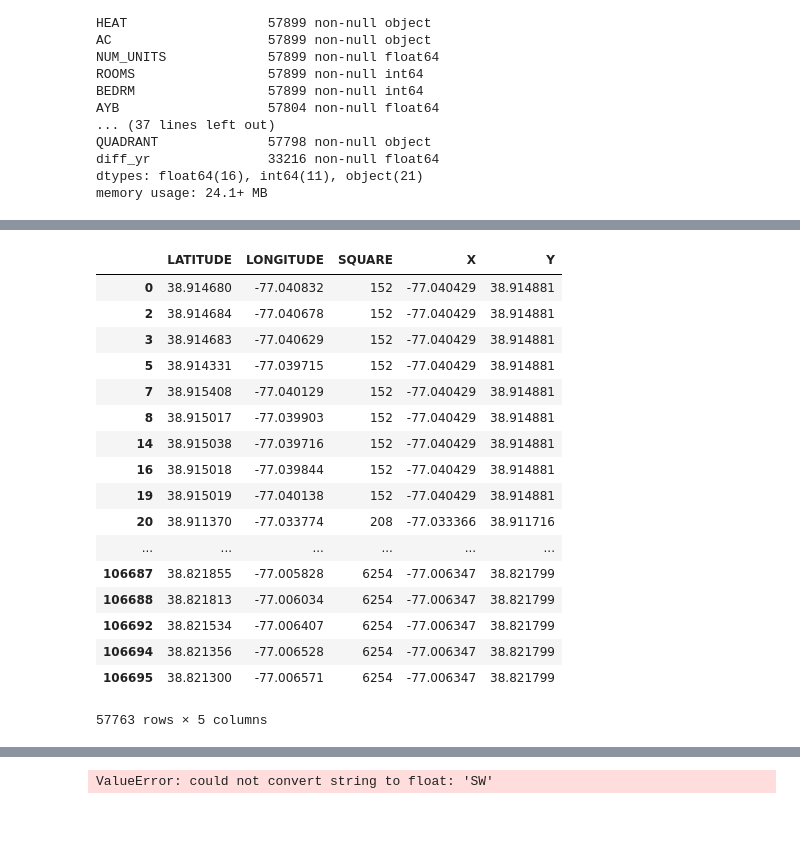
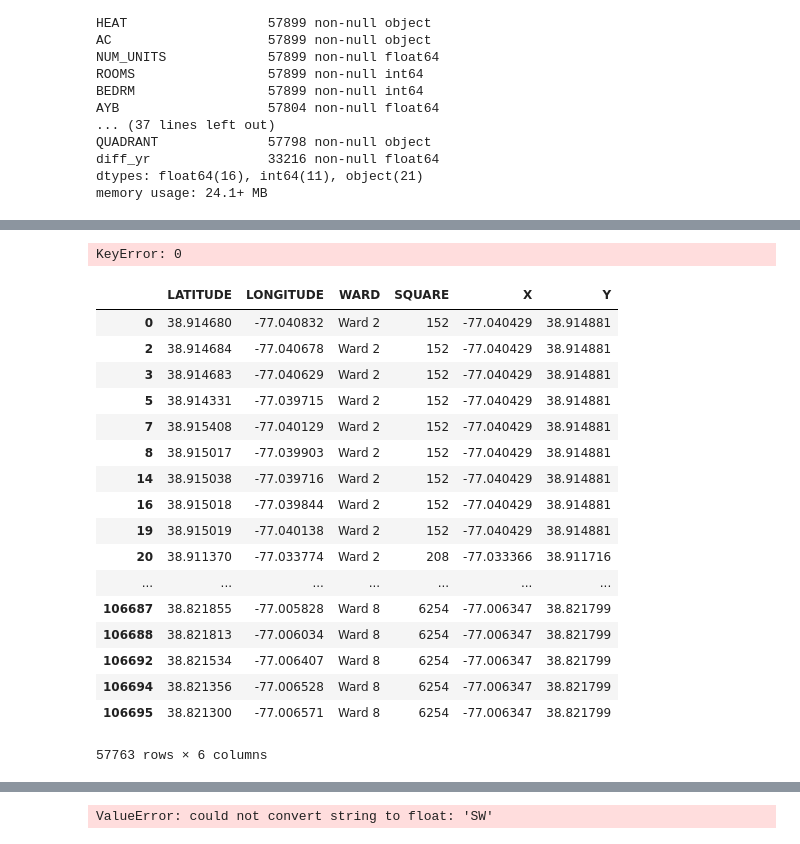
Before and after one commit to JustFairWell/thinkful, a Jupyter notebook: dsboot_Supervised_Cap.ipynb, the cells around one changed output, grey strips where cells are left out. Saved outputs shown, nothing was run; the diff lists cells and outputs as text; code cells hidden in the pictures.

```diff
--- a/dsboot_Supervised_Cap.ipynb
+++ b/dsboot_Supervised_Cap.ipynb
@@ -267,4 +177,0 @@ dc_re_resid.drop(columns='CENSUS_BLOCK',inplace=True)
-# %%
-dc_re_resid.drop(columns='diff_yr',inplace=True)
-# %%
-dc_re_resid.drop(columns='NATIONALGRID',inplace=True)
@@ -291,2 +177,0 @@ dtype: int64
-# %%
-dc_re_resid['AYB'] = dc_re_resid['AYB'].fillna(0)
@@ -296,0 +178,2 @@ for i in range(len(dc_re_resid)):
+# %%
+dc_re_resid['SALEDATE']  = pd.to_datetime(dc_re_resid['SALEDATE']).dt.date
@@ -321,21 +222,26 @@ dc_re_resid.drop(columns=['X','Y','GIS_LAST_MOD_DTTM','SOURCE'] )
+# %%
+for i in range(len(dc_re_resid)):
+        re.sub('[^0-9]','', dc_re_resid[i][35])
+# %% [output]
+KeyError: 0
 # %%
-dc_re_resid.iloc[:,[32,33,37,38,39]]
+dc_re_resid.iloc[:,[32,33,36,37,38,39]]
 # %% [output]
-|  | LATITUDE | LONGITUDE | SQUARE | X | Y |
-| 0 | 38.914680 | -77.040832 | 152 | -77.040429 | 38.914881 |
-| 2 | 38.914684 | -77.040678 | 152 | -77.040429 | 38.914881 |
-| 3 | 38.914683 | -77.040629 | 152 | -77.040429 | 38.914881 |
-| 5 | 38.914331 | -77.039715 | 152 | -77.040429 | 38.914881 |
-| 7 | 38.915408 | -77.040129 | 152 | -77.040429 | 38.914881 |
-| 8 | 38.915017 | -77.039903 | 152 | -77.040429 | 38.914881 |
-| 14 | 38.915038 | -77.039716 | 152 | -77.040429 | 38.914881 |
-| 16 | 38.915018 | -77.039844 | 152 | -77.040429 | 38.914881 |
-| 19 | 38.915019 | -77.040138 | 152 | -77.040429 | 38.914881 |
-| 20 | 38.911370 | -77.033774 | 208 | -77.033366 | 38.911716 |
-| ... | ... | ... | ... | ... | ... |
-| 106687 | 38.821855 | -77.005828 | 6254 | -77.006347 | 38.821799 |
-| 106688 | 38.821813 | -77.006034 | 6254 | -77.006347 | 38.821799 |
-| 106692 | 38.821534 | -77.006407 | 6254 | -77.006347 | 38.821799 |
-| 106694 | 38.821356 | -77.006528 | 6254 | -77.006347 | 38.821799 |
-| 106695 | 38.821300 | -77.006571 | 6254 | -77.006347 | 38.821799 |
+|  | LATITUDE | LONGITUDE | WARD | SQUARE | X | Y |
+| 0 | 38.914680 | -77.040832 | Ward 2 | 152 | -77.040429 | 38.914881 |
+| 2 | 38.914684 | -77.040678 | Ward 2 | 152 | -77.040429 | 38.914881 |
+| 3 | 38.914683 | -77.040629 | Ward 2 | 152 | -77.040429 | 38.914881 |
+| 5 | 38.914331 | -77.039715 | Ward 2 | 152 | -77.040429 | 38.914881 |
+| 7 | 38.915408 | -77.040129 | Ward 2 | 152 | -77.040429 | 38.914881 |
+| 8 | 38.915017 | -77.039903 | Ward 2 | 152 | -77.040429 | 38.914881 |
+| 14 | 38.915038 | -77.039716 | Ward 2 | 152 | -77.040429 | 38.914881 |
+| 16 | 38.915018 | -77.039844 | Ward 2 | 152 | -77.040429 | 38.914881 |
+| 19 | 38.915019 | -77.040138 | Ward 2 | 152 | -77.040429 | 38.914881 |
+| 20 | 38.911370 | -77.033774 | Ward 2 | 208 | -77.033366 | 38.911716 |
+| ... | ... | ... | ... | ... | ... | ... |
+| 106687 | 38.821855 | -77.005828 | Ward 8 | 6254 | -77.006347 | 38.821799 |
+| 106688 | 38.821813 | -77.006034 | Ward 8 | 6254 | -77.006347 | 38.821799 |
+| 106692 | 38.821534 | -77.006407 | Ward 8 | 6254 | -77.006347 | 38.821799 |
+| 106694 | 38.821356 | -77.006528 | Ward 8 | 6254 | -77.006347 | 38.821799 |
+| 106695 | 38.821300 | -77.006571 | Ward 8 | 6254 | -77.006347 | 38.821799 |
-57763 rows × 5 columns
+57763 rows × 6 columns
```
Also changed, not shown: parts of 44 cells of this notebook.
